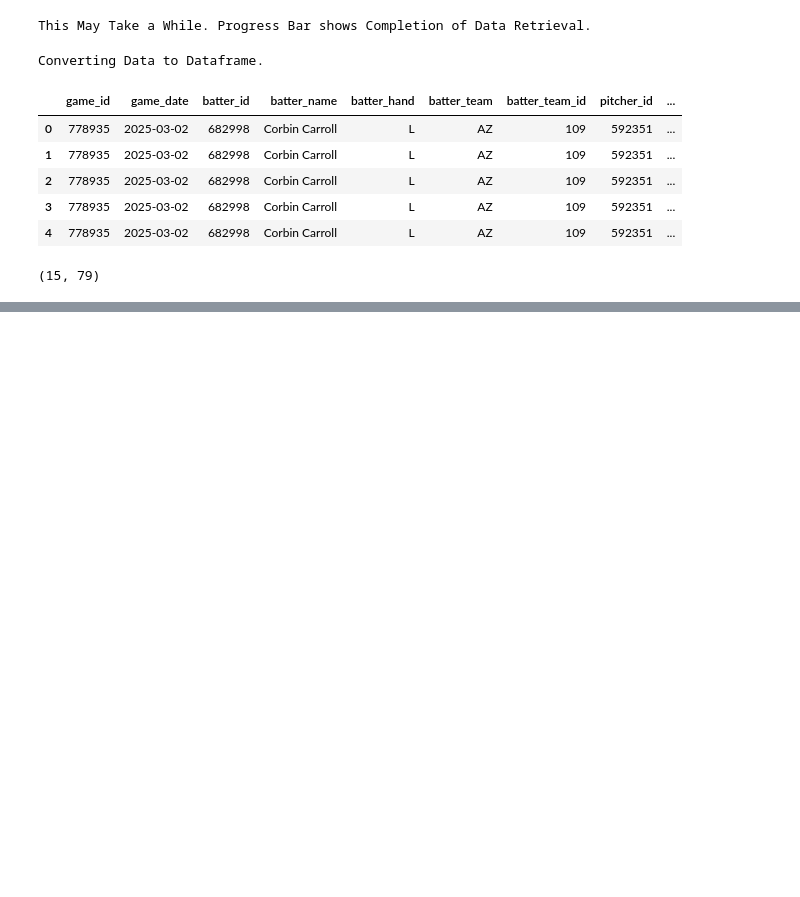
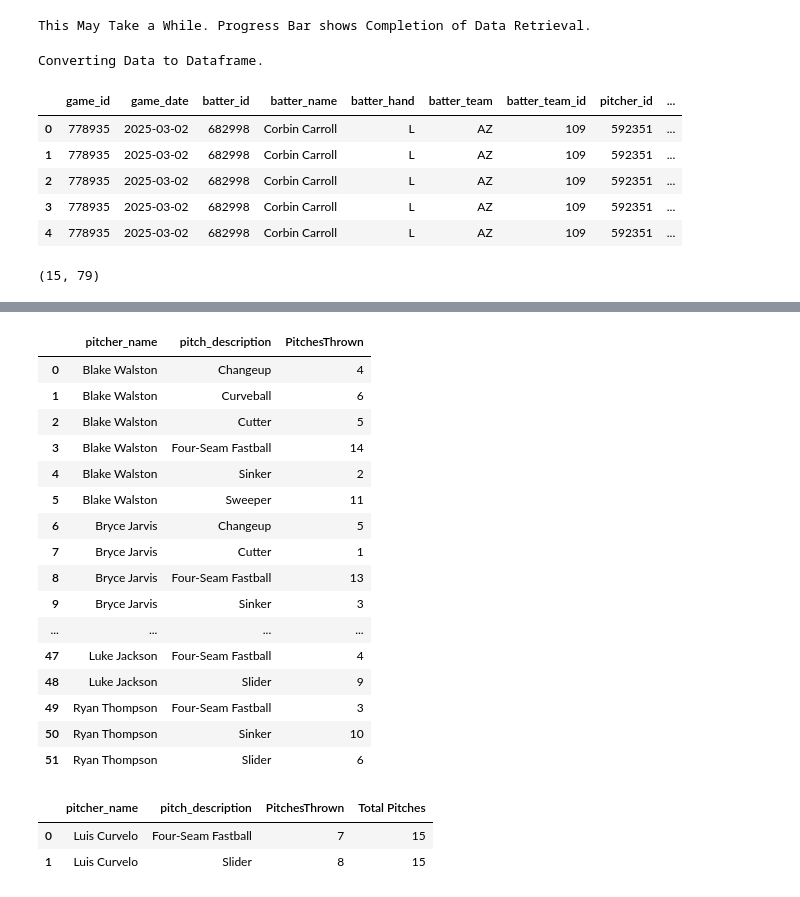
Before and after one commit to CarsonHallford/PitcherData, a Jupyter notebook: MLB_Scraper_Pitcher_Data.ipynb, the cells around one changed output, grey strips where cells are left out. Cells and saved outputs as stored; diff of their text form; code cells hidden in the pictures; blank space fills up the shorter version.

```diff
--- a/MLB_Scraper_Pitcher_Data.ipynb
+++ b/MLB_Scraper_Pitcher_Data.ipynb
@@ -144 +290,28 @@ pitcher_pyb
+# %%
+pitch_type_counts
+# %% [output]
+|  | pitcher_name | pitch_description | PitchesThrown |
+| 0 | Blake Walston | Changeup | 4 |
+| 1 | Blake Walston | Curveball | 6 |
+| 2 | Blake Walston | Cutter | 5 |
+| 3 | Blake Walston | Four-Seam Fastball | 14 |
+| 4 | Blake Walston | Sinker | 2 |
+| 5 | Blake Walston | Sweeper | 11 |
+| 6 | Bryce Jarvis | Changeup | 5 |
+| 7 | Bryce Jarvis | Cutter | 1 |
+| 8 | Bryce Jarvis | Four-Seam Fastball | 13 |
+| 9 | Bryce Jarvis | Sinker | 3 |
+| ... | ... | ... | ... |
+| 47 | Luke Jackson | Four-Seam Fastball | 4 |
+| 48 | Luke Jackson | Slider | 9 |
+| 49 | Ryan Thompson | Four-Seam Fastball | 3 |
+| 50 | Ryan Thompson | Sinker | 10 |
+| 51 | Ryan Thompson | Slider | 6 |
+# %%
+pitch_type_counts["Total Pitches"] = pitch_type_counts["PitchesThrown"].sum()
+pitch_type_counts
+# %% [output]
+|  | pitcher_name | pitch_description | PitchesThrown | Total Pitches |
+| 0 | Luis Curvelo | Four-Seam Fastball | 7 | 15 |
+| 1 | Luis Curvelo | Slider | 8 | 15 |
 # %%
```
Also changed, not shown: parts of 7 cells of this notebook.
